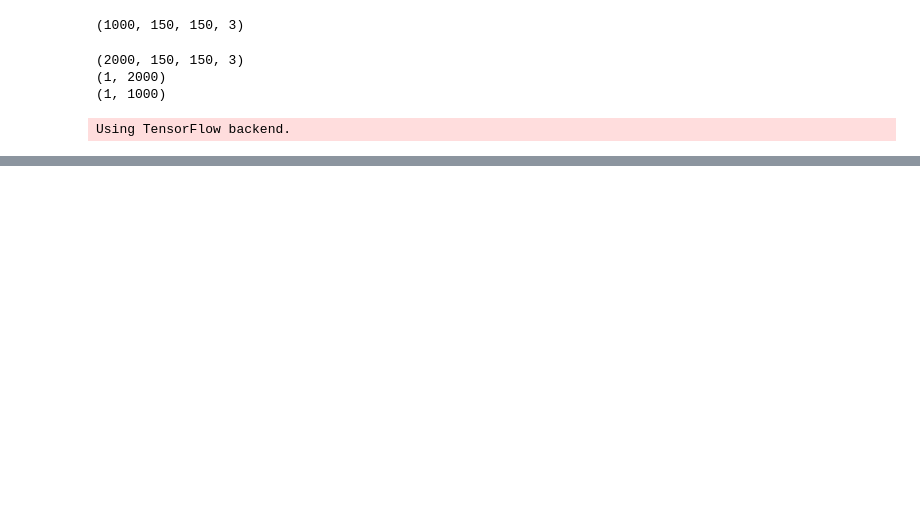
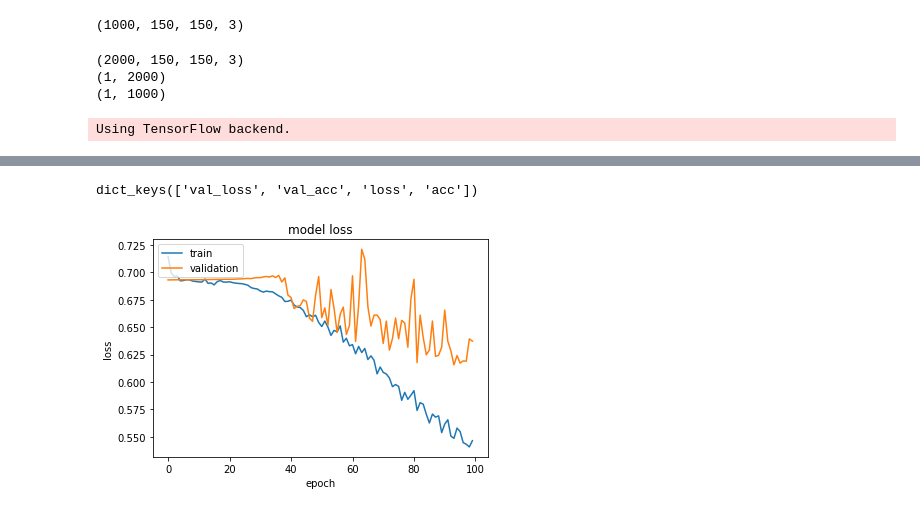
Before and after one commit to LearnCoding199x/learning_AI, a Jupyter notebook: cat_dog_classification.ipynb, the cells around one changed output, grey strips where cells are left out. Saved outputs shown, nothing was run; the diff lists cells and outputs as text; code cells hidden in the pictures; blank space fills up the shorter version.

```diff
--- a/cat_dog_classification.ipynb
+++ b/cat_dog_classification.ipynb
@@ -156,30 +156,33 @@ physical_device_desc: "device: 0, name: Tesla T4, pci bus id: 0000:00:04.0, comp
 ]
 # %%
 class myCNN():
-  def __init__(self):
+  def __init__(self,train_image,train_label,validation_image,validation_label):
+    self.train_image = train_image
+    self.train_label = train_label
+    self.validation_image = validation_image
+    self.validation_label = validation_label
     self.model = Sequential()
-    self.model.add(layers.Conv2D(32,(3,3),activation='relu',input_shape=(150,150,3)))
+    self.model.add(layers.Conv2D(4,(3,3),activation='relu',input_shape=(150,150,3)))
     self.model.add(layers.MaxPooling2D(2))
-    self.model.add(layers.Conv2D(64,(3,3),activation='relu'))
+    self.model.add(layers.Dropout(.5))
+    self.model.add(layers.Conv2D(2,(3,3),activation='relu'))
     self.model.add(layers.MaxPooling2D(2))
-    self.model.add(layers.Conv2D(32,(3,3),activation='relu'))
-    self.model.add(layers.MaxPooling2D(2))
-    self.model.add(layers.Conv2D(16,(3,3),activation='relu'))
-    self.model.add(layers.MaxPooling2D(2))
+    self.model.add(layers.Dropout(.5))
     self.model.add(layers.Flatten())
-    self.model.add(layers.Dense(10,activation='relu'))
+    self.model.add(layers.Dense(16,activation='relu'))
     self.model.add(layers.Dense(1,activation='sigmoid'))
     self.model.summary()
 
-  def fit(self,train_image,train_label):
-    self.model.compile(optimizer='adam',metrics=['acc'],loss='binary_crossentropy')
-    self.model.fit(train_image,train_label,epochs=20)
+  def fit(self):
+    self.model.compile(optimizer='sgd',metrics=['acc'],loss='binary_crossentropy')
+    history = self.model.fit(self.train_image,self.train_label,epochs=100,validation_data = (self.validation_image,self.validation_label))
+    return history
 
-  def evaluate(self,test_image,test_label):
-    test_loss, test_acc = self.model.evaluate(test_image, test_label)
+  def evaluate(self):
+    test_loss, test_acc = self.model.evaluate(self.validation_image, self.validation_label)
     #print(self.model.predict(test_image)[:100])
     return test_loss,test_acc
 # %%
-my = myCNN()
-my.fit(train_image,train_label.T)
+my = myCNN(train_image,train_label.T,validate_data, validate_label.T)
+history = my.fit()
 # %% [output]
@@ -208,0 +214,14 @@ LOSS : 0.7103570365905761 and ACCURACY : 0.714
+# %%
+print(history.history.keys())
+# %% [output]
+dict_keys(['val_loss', 'val_acc', 'loss', 'acc'])
+# %%
+plt.plot(history.history['loss'])
+plt.plot(history.history['val_loss'])
+plt.title('model loss')
+plt.ylabel('loss')
+plt.xlabel('epoch')
+plt.legend(['train', 'validation'], loc='upper left')
+plt.show()
+# %% [output]
+[figure, added]
```
Also changed, not shown: parts of 7 cells of this notebook.
